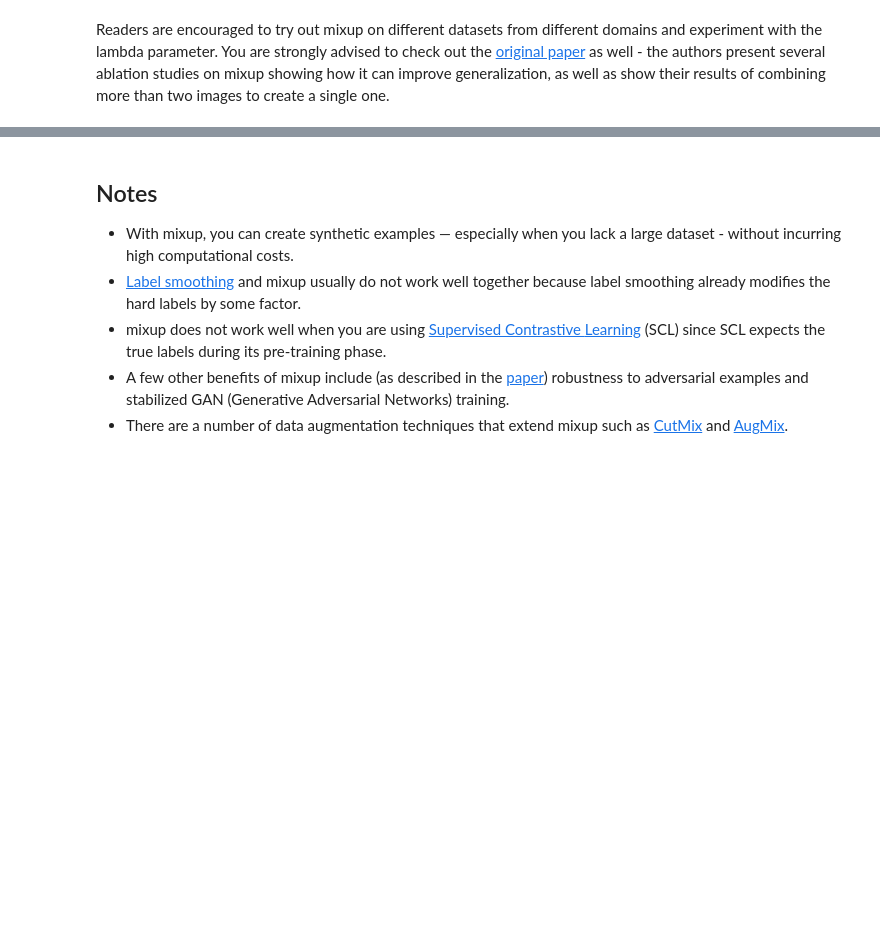
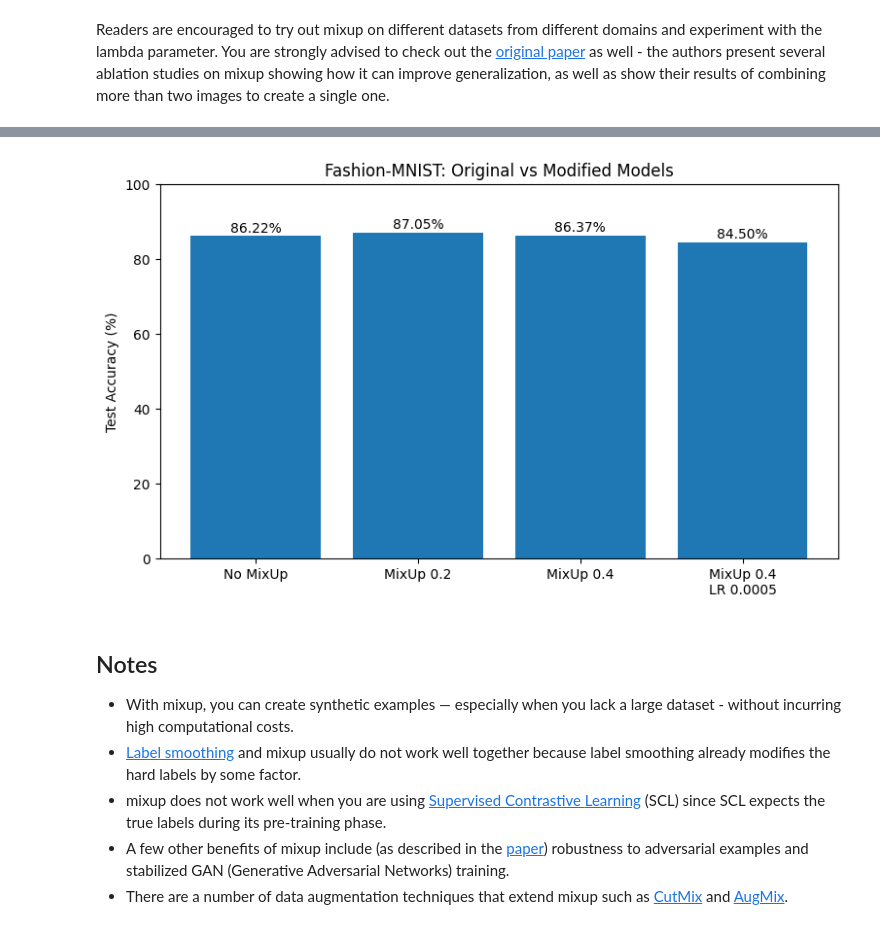
Before and after one commit to Rayyan-othman/Assignment-3-crdue-api, a Jupyter notebook: examples/vision/ipynb/mixup.ipynb, the cells around one changed output, grey strips where cells are left out. Cells and saved outputs as stored; diff of their text form; code cells hidden in the pictures; blank space fills up the shorter version.

```diff
--- a/examples/vision/ipynb/mixup.ipynb
+++ b/examples/vision/ipynb/mixup.ipynb
@@ -215,3 +321,33 @@ print("Modification 1 Test Accuracy: {:.2f}%".format(test_acc_alpha04 * 100))
+# %%
+import matplotlib.pyplot as plt
+
+experiments = [
+    "No MixUp",
+    "MixUp 0.2",
+    "MixUp 0.4",
+    "MixUp 0.4\nLR 0.0005"
+]
+
+accuracies = [86.22, 87.05, 86.37, 84.50]
+
+plt.figure(figsize=(9, 5))
+bars = plt.bar(experiments, accuracies)
+
+plt.ylabel("Test Accuracy (%)")
+plt.title("Fashion-MNIST: Original vs Modified Models")
+plt.ylim(0, 100)
+
+for bar, accuracy in zip(bars, accuracies):
+    plt.text(
+        bar.get_x() + bar.get_width() / 2,
+        accuracy + 1,
+        f"{accuracy:.2f}%",
+        ha="center"
+    )
+
+plt.show()
+# %% [output]
+[figure, added]
 # %% [markdown]
 ## Notes
 
```
Also changed, not shown: parts of 8 cells of this notebook.
